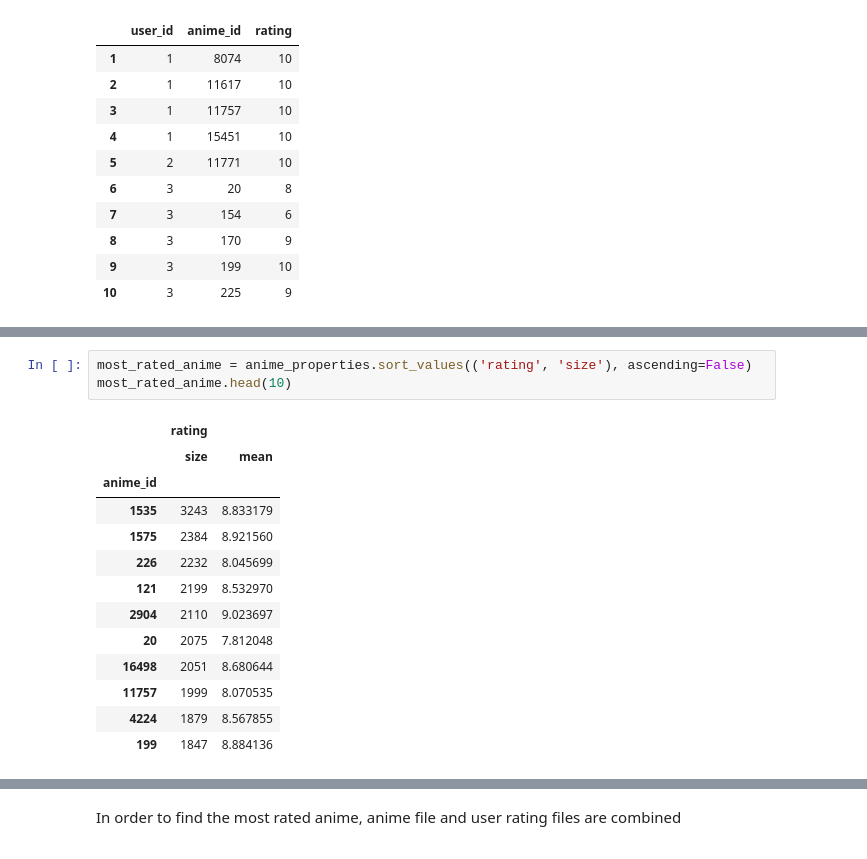
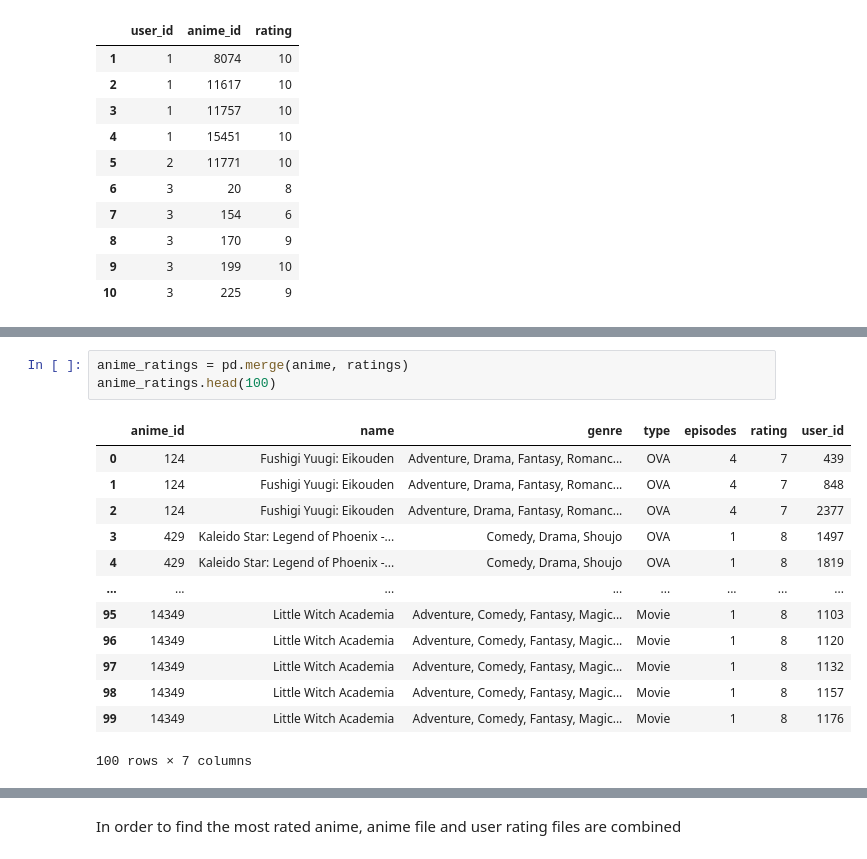
Before and after one commit to Capstone-Project-group/Recommender-System, a Jupyter notebook: Data-Prep.ipynb, the cells around one changed output, grey strips where cells are left out. Drawn from its saved outputs; the diff is of its cells as text.

```diff
--- a/Data-Prep.ipynb
+++ b/Data-Prep.ipynb
@@ -99,20 +131,20 @@ anime_properties.head(10)
 | 17 | 65 | 8.200000 |
 | 18 | 164 | 8.292683 |
 | 19 | 421 | 8.883610 |
-# %%
-most_rated_anime = anime_properties.sort_values(('rating', 'size'), ascending=False)
-most_rated_anime.head(10)
-# %% [output]
-|  | rating |  |
-|  | size | mean |
-| anime_id |  |  |
-| 1535 | 3243 | 8.833179 |
-| 1575 | 2384 | 8.921560 |
-| 226 | 2232 | 8.045699 |
-| 121 | 2199 | 8.532970 |
-| 2904 | 2110 | 9.023697 |
-| 20 | 2075 | 7.812048 |
-| 16498 | 2051 | 8.680644 |
-| 11757 | 1999 | 8.070535 |
-| 4224 | 1879 | 8.567855 |
-| 199 | 1847 | 8.884136 |
+# %%
+anime_ratings = pd.merge(anime, ratings)
+anime_ratings.head(100)
+# %% [output]
+|  | anime_id | name | genre | type | episodes | rating | user_id |
+| 0 | 124 | Fushigi Yuugi: Eikouden | Adventure, Drama, Fantasy, Romanc... | OVA | 4 | 7 | 439 |
+| 1 | 124 | Fushigi Yuugi: Eikouden | Adventure, Drama, Fantasy, Romanc... | OVA | 4 | 7 | 848 |
+| 2 | 124 | Fushigi Yuugi: Eikouden | Adventure, Drama, Fantasy, Romanc... | OVA | 4 | 7 | 2377 |
+| 3 | 429 | Kaleido Star: Legend of Phoenix -... | Comedy, Drama, Shoujo | OVA | 1 | 8 | 1497 |
+| 4 | 429 | Kaleido Star: Legend of Phoenix -... | Comedy, Drama, Shoujo | OVA | 1 | 8 | 1819 |
+| ... | ... | ... | ... | ... | ... | ... | ... |
+| 95 | 14349 | Little Witch Academia | Adventure, Comedy, Fantasy, Magic... | Movie | 1 | 8 | 1103 |
+| 96 | 14349 | Little Witch Academia | Adventure, Comedy, Fantasy, Magic... | Movie | 1 | 8 | 1120 |
+| 97 | 14349 | Little Witch Academia | Adventure, Comedy, Fantasy, Magic... | Movie | 1 | 8 | 1132 |
+| 98 | 14349 | Little Witch Academia | Adventure, Comedy, Fantasy, Magic... | Movie | 1 | 8 | 1157 |
+| 99 | 14349 | Little Witch Academia | Adventure, Comedy, Fantasy, Magic... | Movie | 1 | 8 | 1176 |
+100 rows × 7 columns
```
Also changed, not shown: parts of 19 cells of this notebook.
